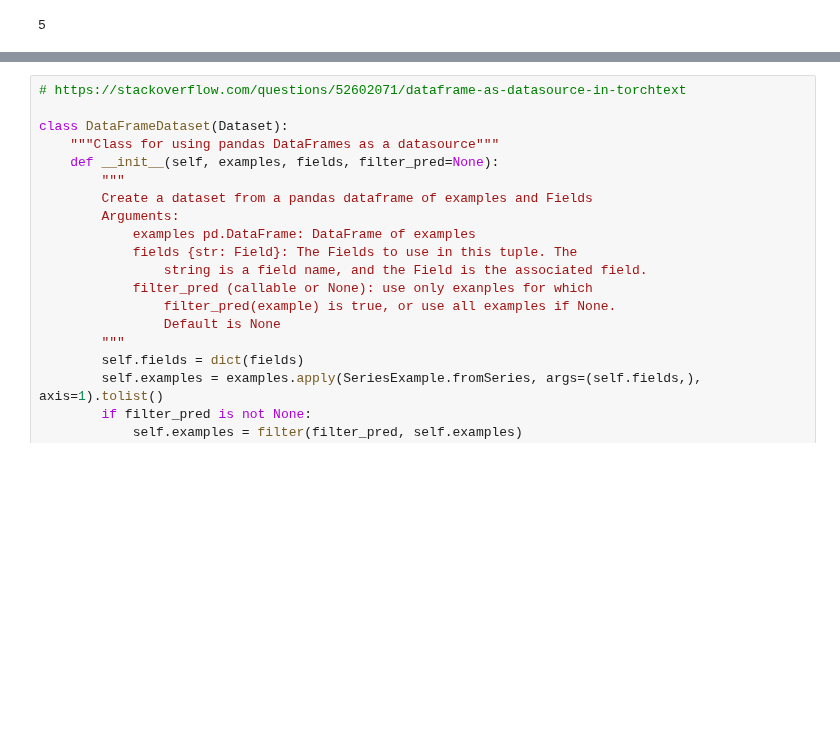
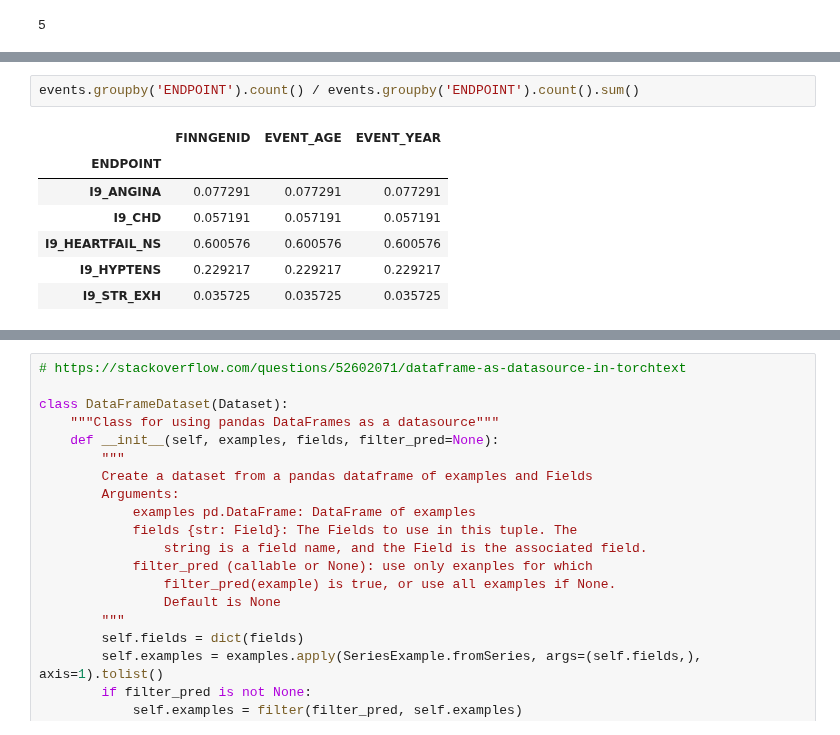
Before and after one commit to dsgelab/FinnGAN, a Jupyter notebook: main.ipynb, the cells around one changed output, grey strips where cells are left out. Cells and saved outputs as stored; diff of their text form; blank space fills up the shorter version.

```diff
--- a/main.ipynb
+++ b/main.ipynb
@@ -180,3 +180,13 @@ Wall time: 1min 18s
+# %%
+events.groupby('ENDPOINT').count() / events.groupby('ENDPOINT').count().sum()
+# %% [output]
+|  | FINNGENID | EVENT_AGE | EVENT_YEAR |
+| ENDPOINT |  |  |  |
+| I9_ANGINA | 0.077291 | 0.077291 | 0.077291 |
+| I9_CHD | 0.057191 | 0.057191 | 0.057191 |
+| I9_HEARTFAIL_NS | 0.600576 | 0.600576 | 0.600576 |
+| I9_HYPTENS | 0.229217 | 0.229217 | 0.229217 |
+| I9_STR_EXH | 0.035725 | 0.035725 | 0.035725 |
 # %%
 #sequences = pd.DataFrame({'ENDPOINTS': sequences_of_codes.stack(), 'TIME_DIFFS': sequences_of_times.stack()})
 sequences = pd.DataFrame({'ENDPOINTS': sequences_of_codes, 'TIME_DIFFS': sequences_of_times})
```
Also changed, not shown: parts of 16 cells of this notebook, 4 other files.
